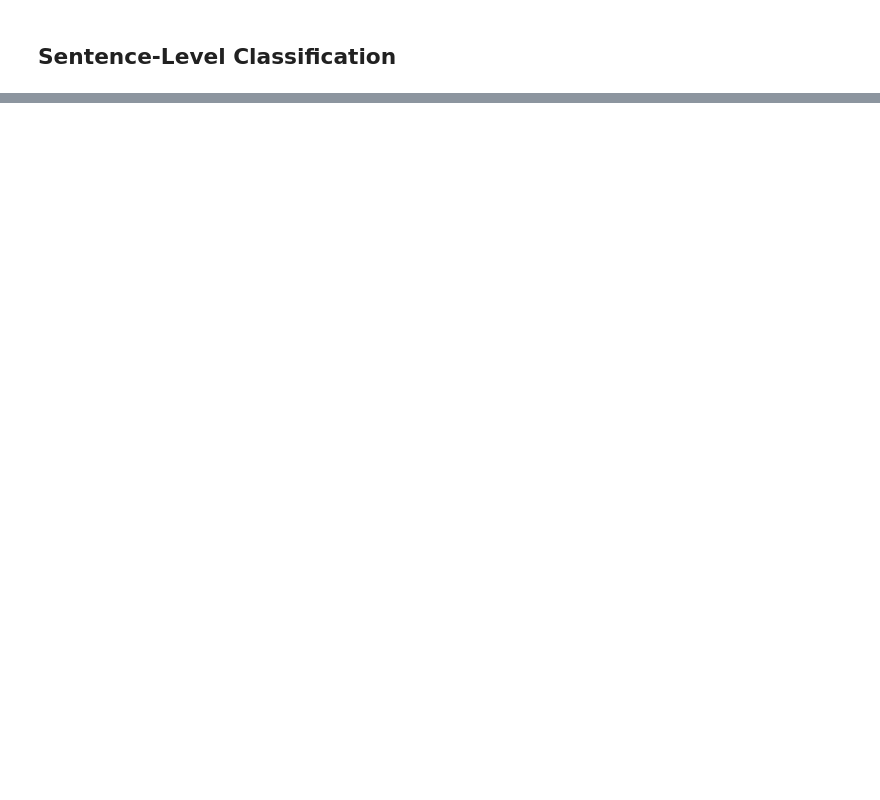
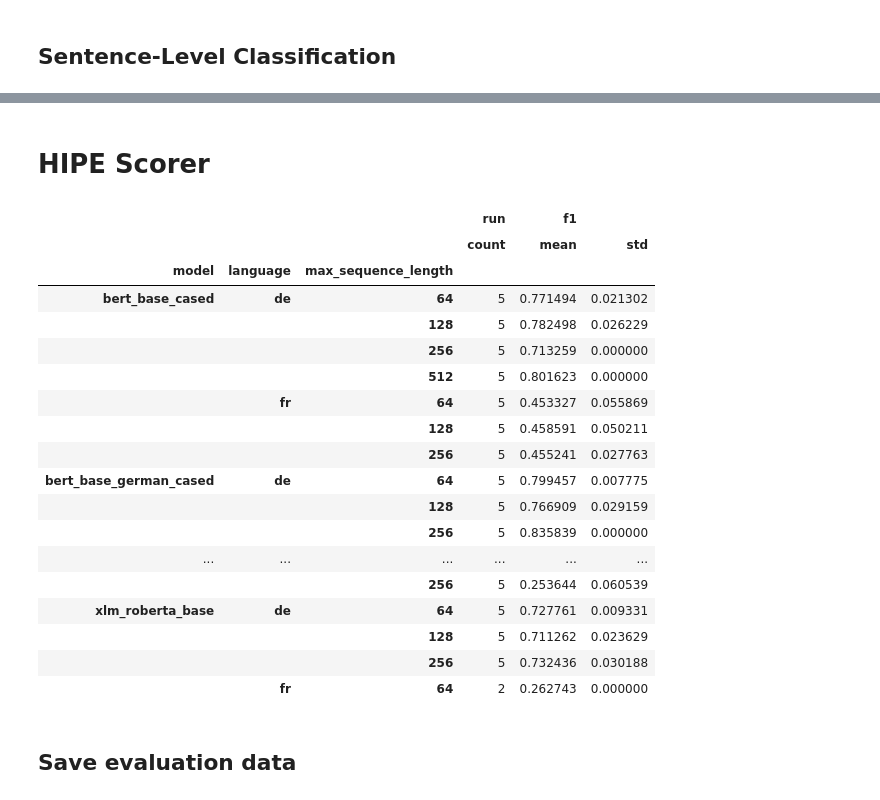
Before and after one commit to impresso/newsagency-classification, a Jupyter notebook: notebooks/model_evaluations.ipynb, the cells around one changed output, grey strips where cells are left out. Saved outputs shown, nothing was run; the diff lists cells and outputs as text; code cells hidden in the pictures; blank space fills up the shorter version.

```diff
--- a/notebooks/model_evaluations.ipynb
+++ b/notebooks/model_evaluations.ipynb
@@ -171,0 +456,58 @@ sent_global_metrics[sent_global_metrics["label"]=="weighted_avg"].sort_values(by
+# %% [markdown]
+# HIPE Scorer
+# %%
+ne_HIPE = pd.DataFrame()
+
+for model in os.listdir(MODEL_OUTPUT):
+    model_path = os.path.join(MODEL_OUTPUT, model)
+    #exclude files and early experiments
+    if not os.path.isdir(model_path):
+        continue
+    if not "run" in model:
+        continue
+
+    json_files = [ x for x in os.listdir(os.path.join(MODEL_OUTPUT, model)) if "pred_nerc_fine.json" in x ]
+    #continue if no nerc_fine predictions in experiments folder
+    if not json_files:
+        continue
+    try:
+        json_test_file = [x for x in json_files if "test" in x][0]
+    except:
+        print("No test file, but:", json_files)
+        continue
+
+    with open(os.path.join(model_path, json_test_file), "r") as f:
+        model_res = json.load(f)
+
+    cur_df = pd.DataFrame(parse_model_name(model), index=[0])
+    cur_df["f1"] = model_res["NE-FINE-LIT"]["TIME-ALL"]["LED-ALL"]["ALL"]["ent_type"]["F1_macro"]
+
+    ne_HIPE = pd.concat([ne_HIPE, cur_df], ignore_index=True)
+
+ne_HIPE["max_sequence_length"] = ne_HIPE["max_sequence_length"].astype(int)
+ne_HIPE["epochs"] = ne_HIPE["epochs"].astype(int)
+ne_HIPE = ne_HIPE.sort_values(by=["model", "max_sequence_length", "suffix"])
+# %%
+ne_HIPE.groupby(["model", "language", "max_sequence_length"]).agg({"run": "count", "f1": [np.mean, np.std]})
+# %% [output]
+|  |  |  | run | f1 |  |
+|  |  |  | count | mean | std |
+| model | language | max_sequence_length |  |  |  |
+| bert_base_cased | de | 64 | 5 | 0.771494 | 0.021302 |
+|  |  | 128 | 5 | 0.782498 | 0.026229 |
+|  |  | 256 | 5 | 0.713259 | 0.000000 |
+|  |  | 512 | 5 | 0.801623 | 0.000000 |
+|  | fr | 64 | 5 | 0.453327 | 0.055869 |
+|  |  | 128 | 5 | 0.458591 | 0.050211 |
+|  |  | 256 | 5 | 0.455241 | 0.027763 |
+| bert_base_german_cased | de | 64 | 5 | 0.799457 | 0.007775 |
+|  |  | 128 | 5 | 0.766909 | 0.029159 |
+|  |  | 256 | 5 | 0.835839 | 0.000000 |
+| ... | ... | ... | ... | ... | ... |
+|  |  | 256 | 5 | 0.253644 | 0.060539 |
+| xlm_roberta_base | de | 64 | 5 | 0.727761 | 0.009331 |
+|  |  | 128 | 5 | 0.711262 | 0.023629 |
+|  |  | 256 | 5 | 0.732436 | 0.030188 |
+|  | fr | 64 | 2 | 0.262743 | 0.000000 |
+# %% [markdown]
+## Save evaluation data
```
Also changed, not shown: parts of 27 cells of this notebook, 2 other files.
